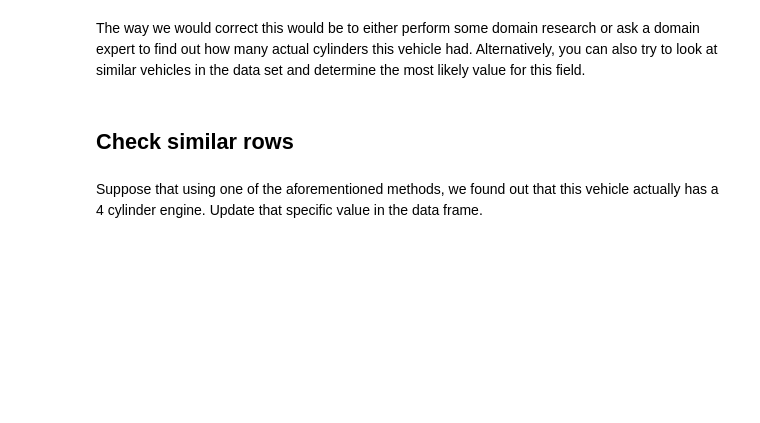
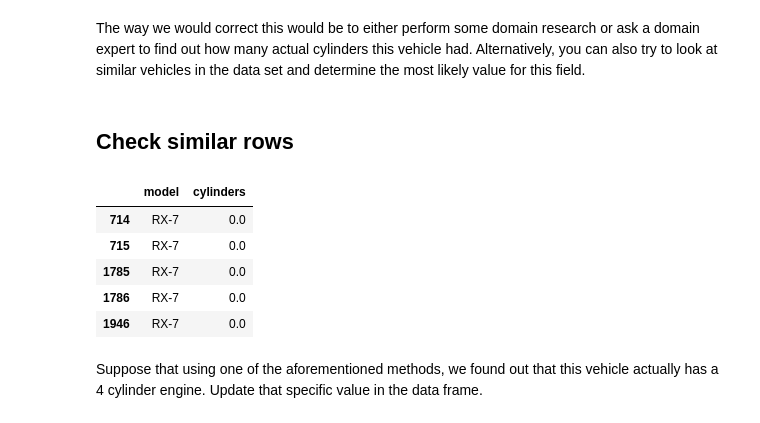
Before and after one commit to Ironhack-Data-Madrid-Marzo-2022/2.4-lab-data-cleaning, a Jupyter notebook: your-code/main.ipynb, the cells around one changed output. Cells and saved outputs as stored; diff of their text form; code cells hidden in the pictures; blank space fills up the shorter version.

```diff
--- a/your-code/main.ipynb
+++ b/your-code/main.ipynb
@@ -242,2 +239,11 @@ The way we would correct this would be to either perform some domain research or
+# %%
+data[['model', 'cylinders']][data.model == "RX-7"].head()
+# %% [output]
+|  | model | cylinders |
+| 714 | RX-7 | 0.0 |
+| 715 | RX-7 | 0.0 |
+| 1785 | RX-7 | 0.0 |
+| 1786 | RX-7 | 0.0 |
+| 1946 | RX-7 | 0.0 |
 # %% [markdown]
 Suppose that using one of the aforementioned methods, we found out that this vehicle actually has a 4 cylinder engine. Update that specific value in the data frame.
```
Also changed, not shown: parts of 41 cells of this notebook, 1 other file.
